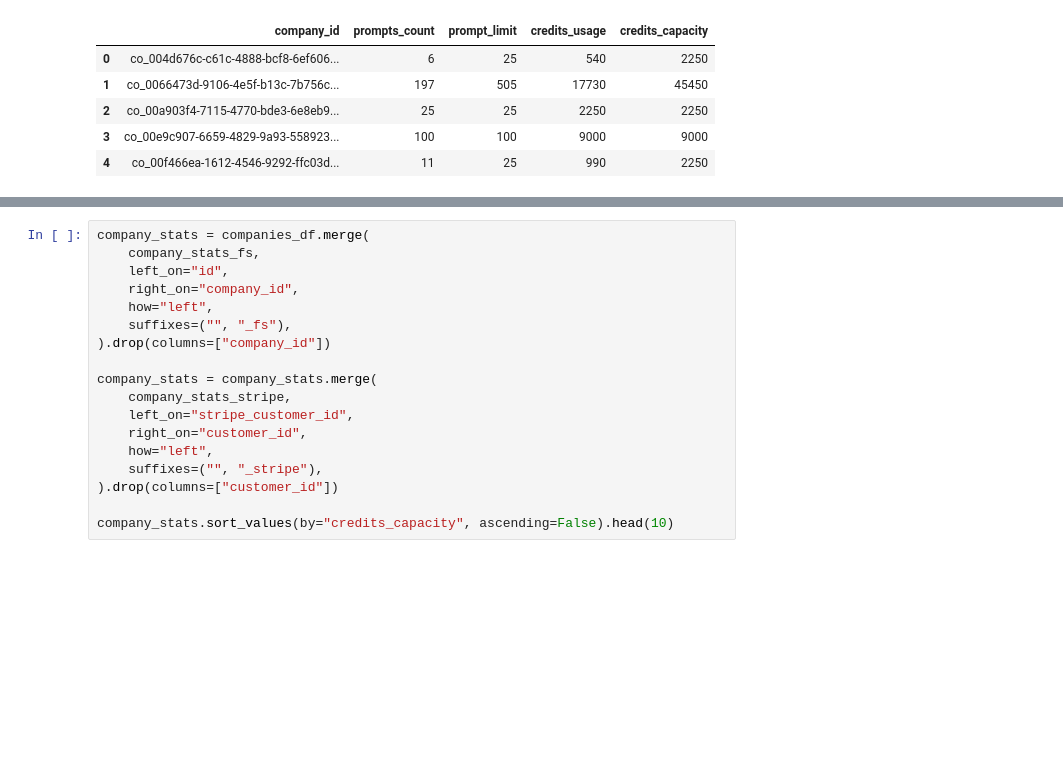
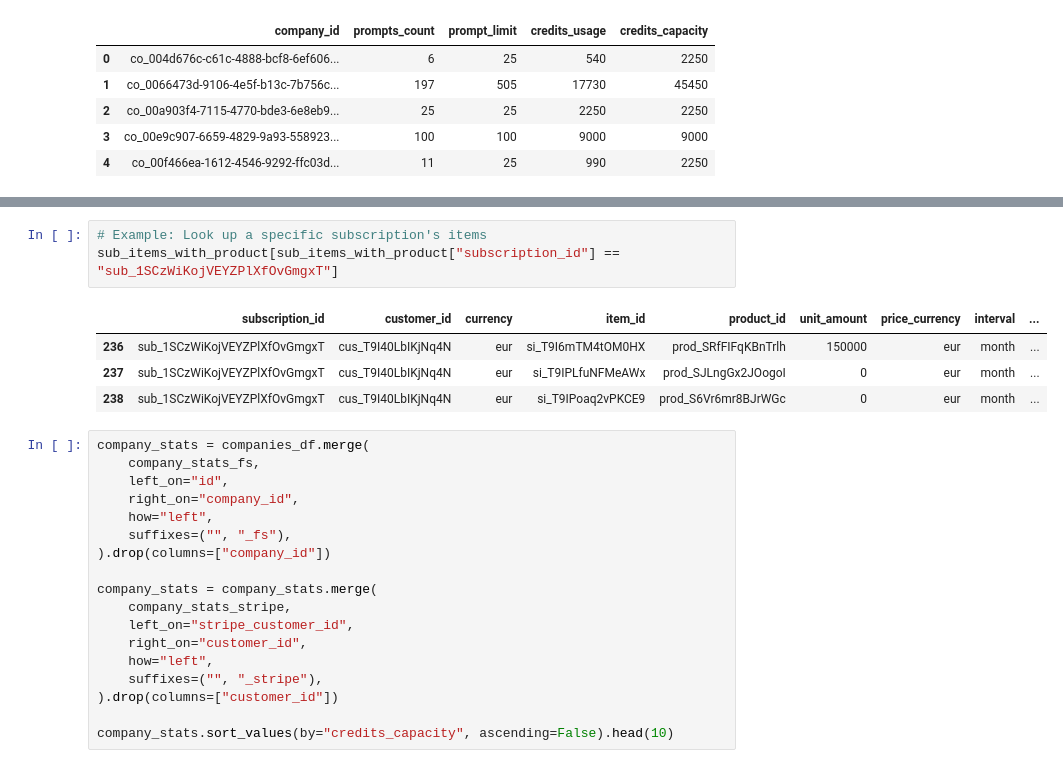
Before and after one commit to peec-ai/stripe-migration-analysis, a Jupyter notebook: transform/notebooks/migration_analysis-match.ipynb, the cells around one changed output, grey strips where cells are left out. Cells and saved outputs as stored; diff of their text form; blank space fills up the shorter version.

```diff
--- a/transform/notebooks/migration_analysis-match.ipynb
+++ b/transform/notebooks/migration_analysis-match.ipynb
@@ -466,3 +518,11 @@ subs_with_product[subs_with_product["subscription_id"] == "sub_1SCzWiKojVEYZPlXf
+# %%
+# Example: Look up a specific subscription's items
+sub_items_with_product[sub_items_with_product["subscription_id"] == "sub_1SCzWiKojVEYZPlXfOvGmgxT"]
+# %% [output]
+|  | subscription_id | customer_id | currency | item_id | product_id | unit_amount | price_currency | interval | ... |
+| 236 | sub_1SCzWiKojVEYZPlXfOvGmgxT | cus_T9I40LbIKjNq4N | eur | si_T9I6mTM4tOM0HX | prod_SRfFIFqKBnTrlh | 150000 | eur | month | ... |
+| 237 | sub_1SCzWiKojVEYZPlXfOvGmgxT | cus_T9I40LbIKjNq4N | eur | si_T9IPLfuNFMeAWx | prod_SJLngGx2JOogoI | 0 | eur | month | ... |
+| 238 | sub_1SCzWiKojVEYZPlXfOvGmgxT | cus_T9I40LbIKjNq4N | eur | si_T9IPoaq2vPKCE9 | prod_S6Vr6mr8BJrWGc | 0 | eur | month | ... |
 # %%
 company_stats = companies_df.merge(
     company_stats_fs,
```
Also changed, not shown: parts of 10 cells of this notebook, 6 other files.
